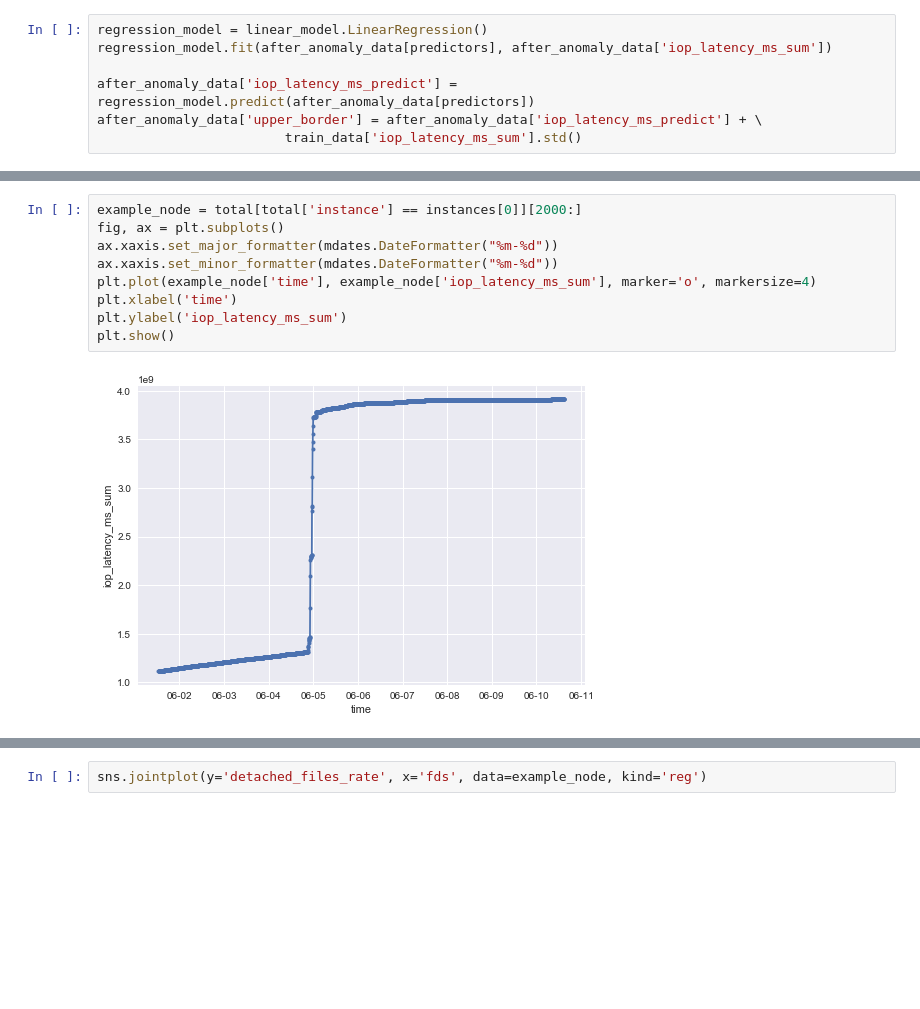
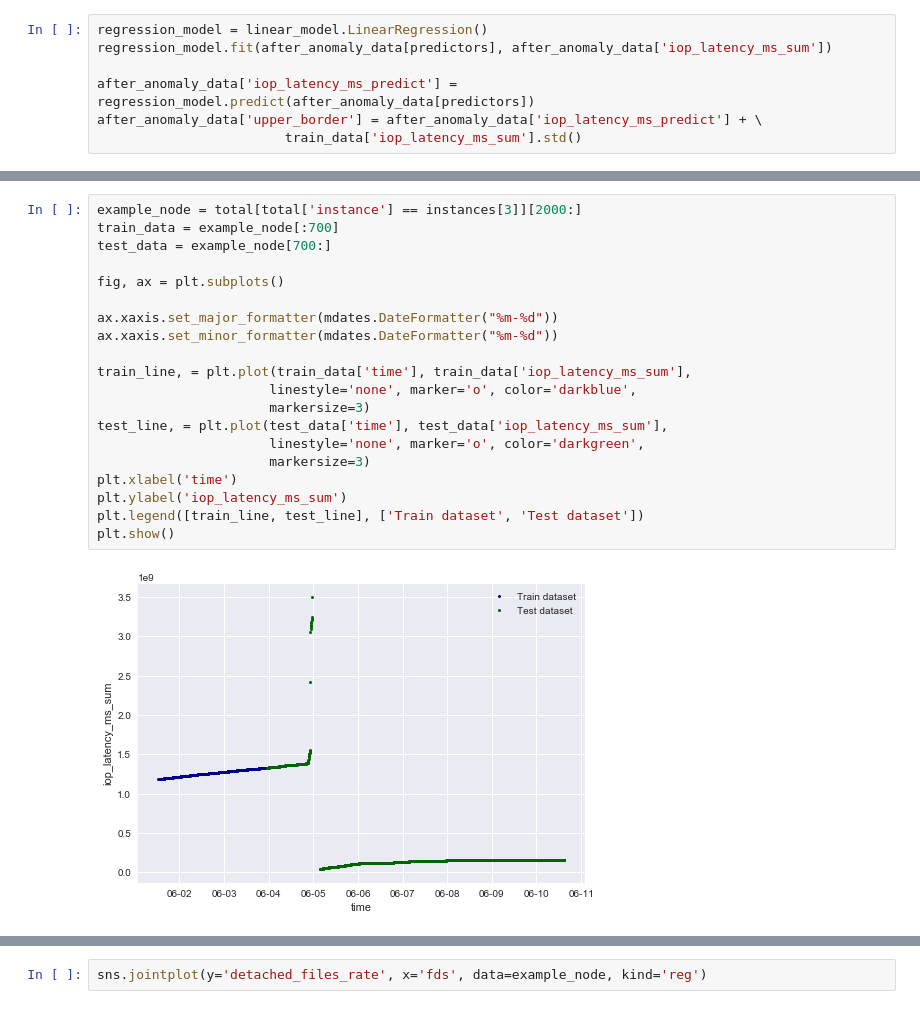
Before and after one commit to TheAviat0r/BC_thesis, a Jupyter notebook: final_thesis.ipynb, the cells around one changed output, grey strips where cells are left out. Drawn from its saved outputs; the diff is of its cells as text; blank space fills up the shorter version.

```diff
--- a/final_thesis.ipynb
+++ b/final_thesis.ipynb
@@ -475,13 +465,24 @@ plt.show()
 # %% [output]
 [figure]
 # %%
-example_node = total[total['instance'] == instances[0]][2000:]
+example_node = total[total['instance'] == instances[3]][2000:]
+train_data = example_node[:700]
+test_data = example_node[700:]
+
 fig, ax = plt.subplots()
+
 ax.xaxis.set_major_formatter(mdates.DateFormatter("%m-%d"))
 ax.xaxis.set_minor_formatter(mdates.DateFormatter("%m-%d"))
-plt.plot(example_node['time'], example_node['iop_latency_ms_sum'], marker='o', markersize=4)
+
+train_line, = plt.plot(train_data['time'], train_data['iop_latency_ms_sum'],
+                      linestyle='none', marker='o', color='darkblue',
+                      markersize=3)
+test_line, = plt.plot(test_data['time'], test_data['iop_latency_ms_sum'],
+                      linestyle='none', marker='o', color='darkgreen',
+                      markersize=3)
 plt.xlabel('time')
 plt.ylabel('iop_latency_ms_sum')
+plt.legend([train_line, test_line], ['Train dataset', 'Test dataset'])
 plt.show()
 # %% [output]
-[figure, old version]
+[figure, new version]
```
Also changed, not shown: parts of 22 cells of this notebook.
